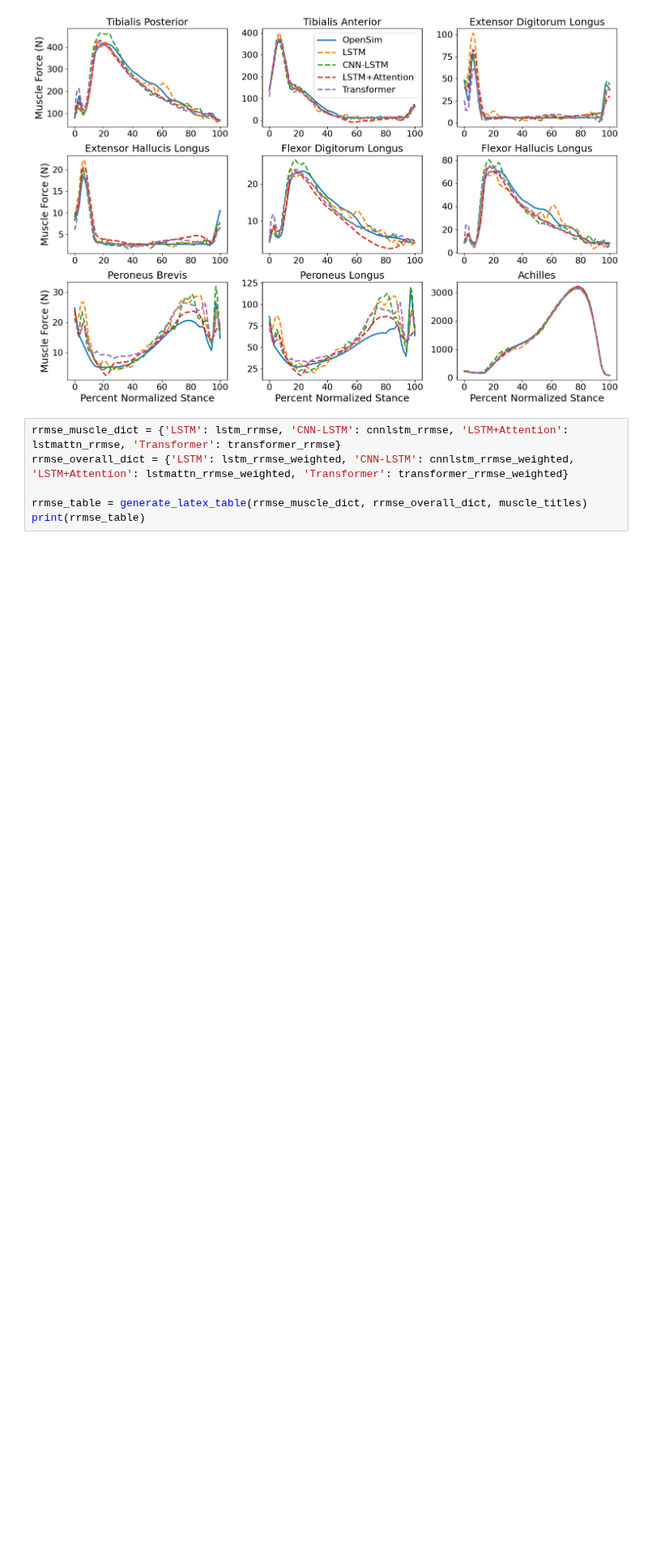
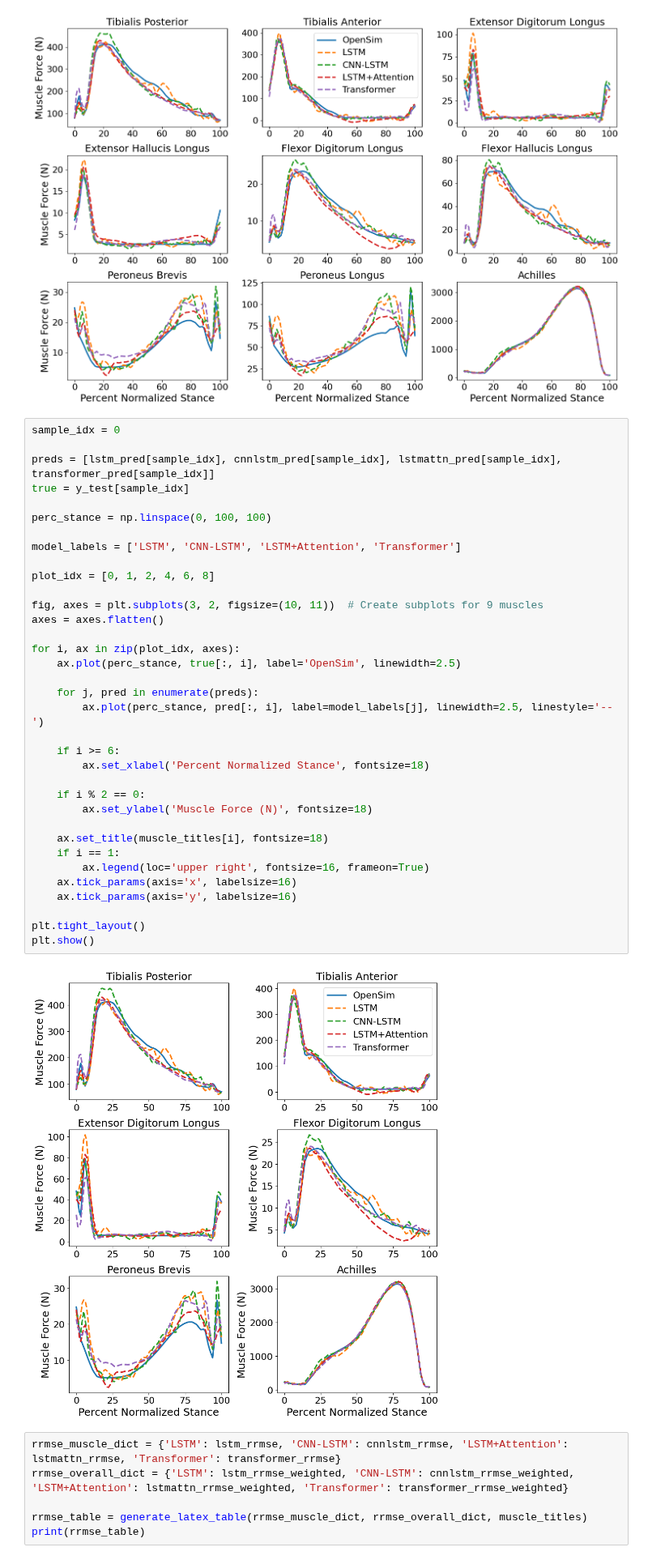
Before and after one commit to anth0nyhle/GRFMuscleModel, a Jupyter notebook: scripts/Compare_Models.ipynb, the cells around one changed output. Shown at 81% size. Drawn from its saved outputs; the diff is of its cells as text; blank space fills up the shorter version.

Commit message:
Plot 6 instead of 9 muscles

```diff
--- a/scripts/Compare_Models.ipynb
+++ b/scripts/Compare_Models.ipynb
@@ -489,6 +489,43 @@ plt.tight_layout()
 plt.show()
 # %% [output]
 [figure]
+# %%
+sample_idx = 0
+
+preds = [lstm_pred[sample_idx], cnnlstm_pred[sample_idx], lstmattn_pred[sample_idx], transformer_pred[sample_idx]]
+true = y_test[sample_idx]
+
+perc_stance = np.linspace(0, 100, 100)
+
+model_labels = ['LSTM', 'CNN-LSTM', 'LSTM+Attention', 'Transformer']
+
+plot_idx = [0, 1, 2, 4, 6, 8]
+
+fig, axes = plt.subplots(3, 2, figsize=(10, 11))  # Create subplots for 9 muscles
+axes = axes.flatten()
+
+for i, ax in zip(plot_idx, axes):
+    ax.plot(perc_stance, true[:, i], label='OpenSim', linewidth=2.5)
+
+    for j, pred in enumerate(preds):
+        ax.plot(perc_stance, pred[:, i], label=model_labels[j], linewidth=2.5, linestyle='--')
+
+    if i >= 6:
+        ax.set_xlabel('Percent Normalized Stance', fontsize=18)
+
+    if i % 2 == 0:
+        ax.set_ylabel('Muscle Force (N)', fontsize=18)
+
+    ax.set_title(muscle_titles[i], fontsize=18)
+    if i == 1:
+        ax.legend(loc='upper right', fontsize=16, frameon=True)
+    ax.tick_params(axis='x', labelsize=16)
+    ax.tick_params(axis='y', labelsize=16)
+
+plt.tight_layout()
+plt.show()
+# %% [output]
+[figure, added]
 # %%
 rrmse_muscle_dict = {'LSTM': lstm_rrmse, 'CNN-LSTM': cnnlstm_rrmse, 'LSTM+Attention': lstmattn_rrmse, 'Transformer': transformer_rrmse}
 rrmse_overall_dict = {'LSTM': lstm_rrmse_weighted, 'CNN-LSTM': cnnlstm_rrmse_weighted, 'LSTM+Attention': lstmattn_rrmse_weighted, 'Transformer': transformer_rrmse_weighted}
```
